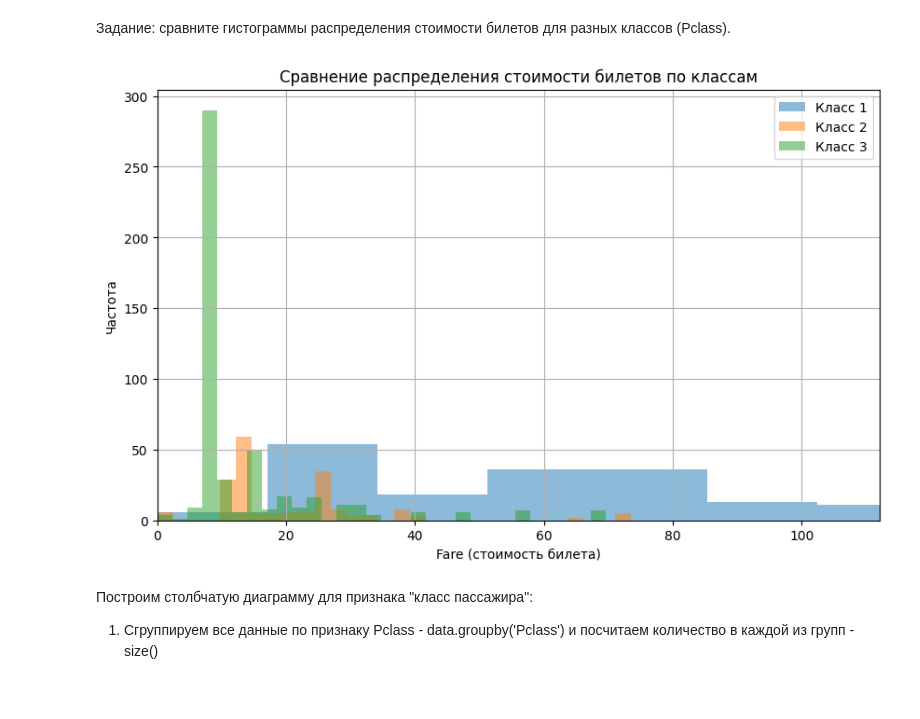
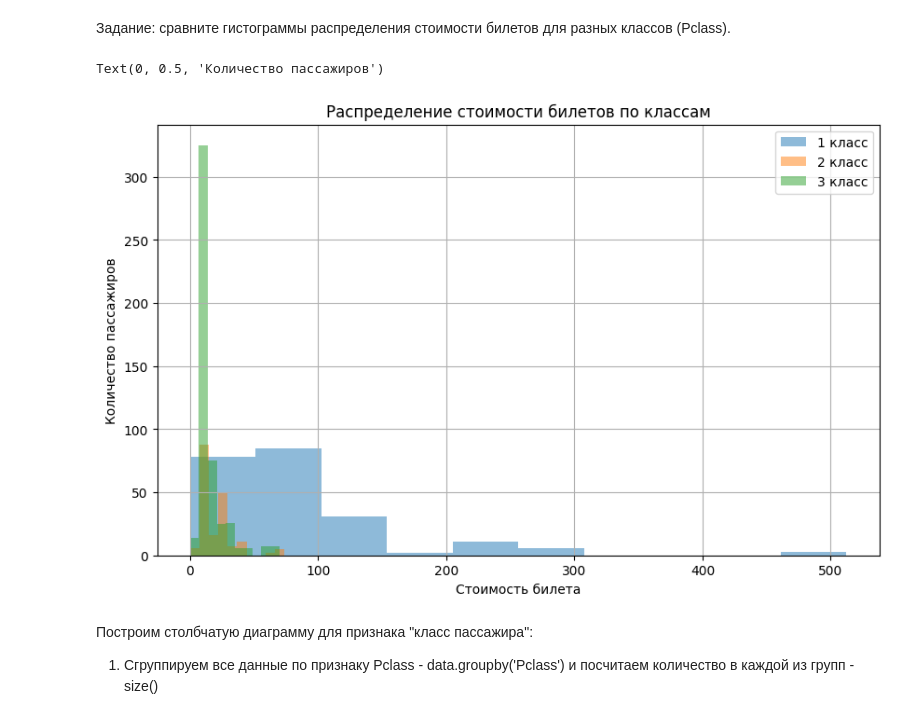
Before and after one commit to appling2024/MSP, a Jupyter notebook: Pandas/pandas (часть 1).ipynb, the cells around one changed output. Saved outputs shown, nothing was run; the diff lists cells and outputs as text; code cells hidden in the pictures.

```diff
--- a/Pandas/pandas (часть 1).ipynb
+++ b/Pandas/pandas (часть 1).ipynb
@@ -603,24 +598,18 @@ data.Fare.hist()
 [figure]
 # %% [markdown]
 Задание: сравните гистограммы распределения стоимости билетов для разных классов (Pclass).
-# %%
-# Ваш код
-import matplotlib.pyplot as plt
-plt.figure(figsize=(10, 6))
-
-for pclass in sorted(data.Pclass.unique()):
-    subset = data[data.Pclass == pclass]
-    plt.hist(subset.Fare, bins=30, alpha=0.5, label=f'Класс {pclass}')
-
-plt.title('Сравнение распределения стоимости билетов по классам')
-plt.xlabel('Fare (стоимость билета)')
-plt.ylabel('Частота')
-plt.legend()
-plt.xlim(0, data.Fare.quantile(0.95))  # отсекаем выбросы
-plt.grid(True)
-plt.show()
-# %% [output]
-[figure, removed]
+# %%
+plt.figure(figsize=(10, 6))
+data[data.Pclass == 1].Fare.hist(alpha=0.5, label='1 класс')
+data[data.Pclass == 2].Fare.hist(alpha=0.5, label='2 класс')
+data[data.Pclass == 3].Fare.hist(alpha=0.5, label='3 класс')
+plt.legend()
+plt.title('Распределение стоимости билетов по классам')
+plt.xlabel('Стоимость билета')
+plt.ylabel('Количество пассажиров')
+# %% [output]
+Text(0, 0.5, 'Количество пассажиров')
+[figure, added]
 # %% [markdown]
 Построим столбчатую диаграмму для признака "класс пассажира":
 
```
Also changed, not shown: parts of 34 cells of this notebook, 49 other files.
